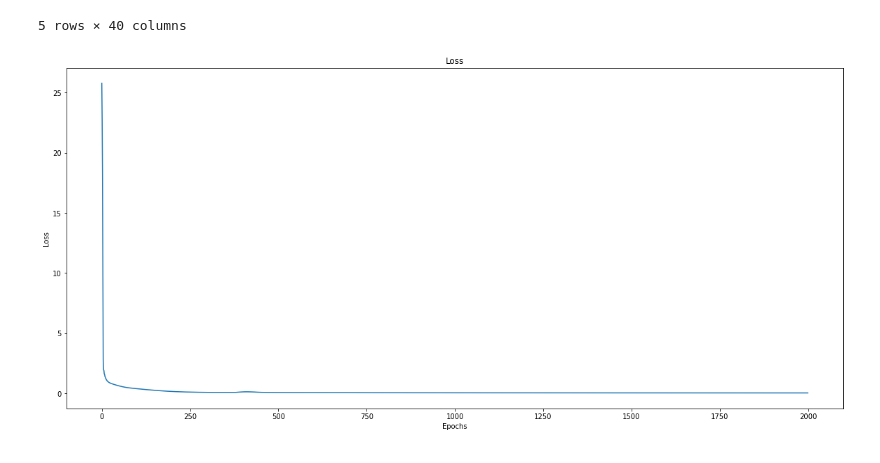
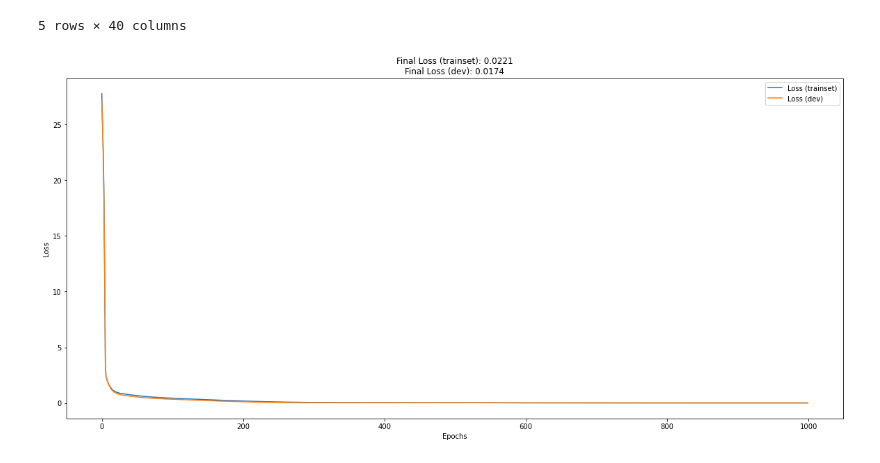
Before and after one commit to mustafa-sarshar/Deep-Learning-PyTorch, a Jupyter notebook: ANN/01_ANN_regression copy.ipynb, the cells around one changed output. Drawn from its saved outputs; the diff is of its cells as text; code cells hidden in the pictures.

```diff
--- a/ANN/01_ANN_regression copy.ipynb
+++ b/ANN/01_ANN_regression copy.ipynb
@@ -32,7 +32,7 @@ data_X = df.loc[:, cols_X].values
 data_y = df.loc[:, cols_y].values
 # %%
 # specify sizes of the partitions
-# order is train, devset, test
+# order is train, dev, test
 partitions = [.7, .2, .1]
 
 # split the data (note the third input, and the TMP in the variable name)
@@ -40,7 +40,7 @@ train_data, testdev_data, train_labels, testdev_label = train_test_split(data_X,
 
 # now split the testdev_data
 split = partitions[1] / np.sum(partitions[1:])
-devset_data, test_data, devset_labels, test_labels = train_test_split(testdev_data, testdev_label, train_size=split)
+dev_data, test_data, dev_labels, test_labels = train_test_split(testdev_data, testdev_label, train_size=split)
 # %%
 def create_model(n_input=1, n_output=1, lr=.01):
     model = nn.Sequential(
@@ -116,9 +122,13 @@ def evaluate_model(X, y, model):
     return test_loss, r, r_mean, predictions
 # %%
 model, optimizer = create_model(n_input=len(cols_X), n_output=len(cols_y), lr=.01)
-history = train_model(X=train_data, y=train_labels, model=model, loss_func=nn.MSELoss(), optimizer=optimizer, n_epochs=2000, plot_loss=True)
+history = train_model(
+    X=train_data, y=train_labels, X_dev=dev_data, y_dev=dev_labels,
+    model=model, loss_func=nn.MSELoss(), optimizer=optimizer, n_epochs=1000,
+    plot_history=True
+)
 # %% [output]
-[figure, old version]
+[figure, new version]
 # %%
 test_loss, r, r_mean, preds = evaluate_model(X=test_data, y=test_labels, model=model)
 print(f"Test Loss: {test_loss:.4f}")
```
Also changed, not shown: parts of 2 cells of this notebook, 2 other files.
